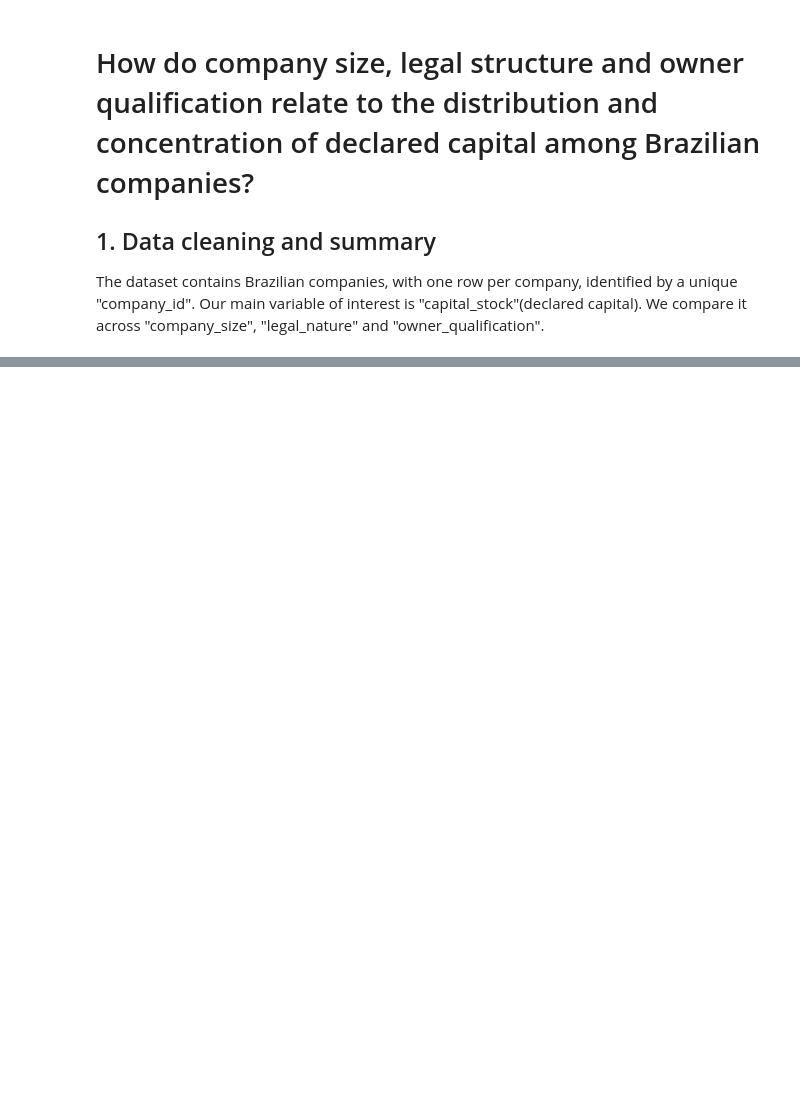
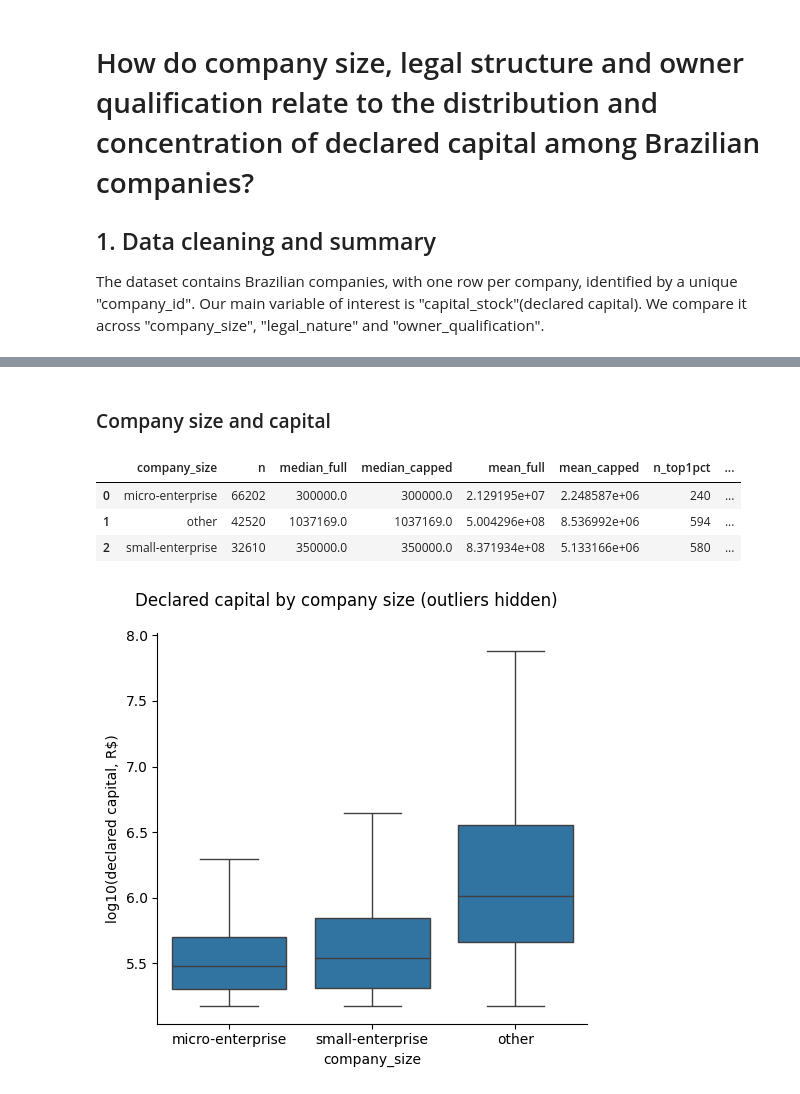
Before and after one commit to Xingchen722/DSA2101-project, a Jupyter notebook: src/dsa2101_project.ipynb, the cells around one changed output, grey strips where cells are left out. Drawn from its saved outputs; the diff is of its cells as text; code cells hidden in the pictures; blank space fills up the shorter version.

```diff
--- a/src/dsa2101_project.ipynb
+++ b/src/dsa2101_project.ipynb
@@ -237,0 +166,31 @@ plt.show()
+# %% [markdown]
+### Company size and capital
+# %%
+by_size = companies.groupby("company_size").agg(n=("capital_stock", "size"),
+                                                median_full=("capital_stock", "median"),
+                                                median_capped=("capital_capped", "median"),
+                                                mean_full=("capital_stock", "mean"),
+                                                mean_capped=("capital_capped", "mean"),
+                                                n_top1pct=("top1pct", "sum"),
+                                                share_in_top1pct=("top1pct", "mean"))
+by_size["mean_trimmed"] = trimmed.groupby("company_size")["capital_stock"].mean()
+by_size["median_trimmed"] = trimmed.groupby("company_size")["capital_stock"].median()
+by_size.reset_index()
+# %% [output]
+|  | company_size | n | median_full | median_capped | mean_full | mean_capped | n_top1pct | ... |
+| 0 | micro-enterprise | 66202 | 300000.0 | 300000.0 | 2.129195e+07 | 2.248587e+06 | 240 | ... |
+| 1 | other | 42520 | 1037169.0 | 1037169.0 | 5.004296e+08 | 8.536992e+06 | 594 | ... |
+| 2 | small-enterprise | 32610 | 350000.0 | 350000.0 | 8.371934e+08 | 5.133166e+06 | 580 | ... |
+# %%
+# distribution of log10(capital) by size, full data (log scale because of the skew)
+companies["log_capital_stock"] = np.log10(companies["capital_stock"])
+order = ["micro-enterprise", "small-enterprise", "other"]
+g = sns.catplot(companies, x="company_size", y="log_capital_stock", order=order, kind="box", showfliers=False)
+
+g.set_axis_labels("company_size", "log10(declared capital, R$)")
+g.figure.suptitle("Declared capital by company size (outliers hidden)")
+
+plt.tight_layout()
+plt.show()
+# %% [output]
+[figure, added]
```
Also changed, not shown: parts of 38 cells of this notebook.
